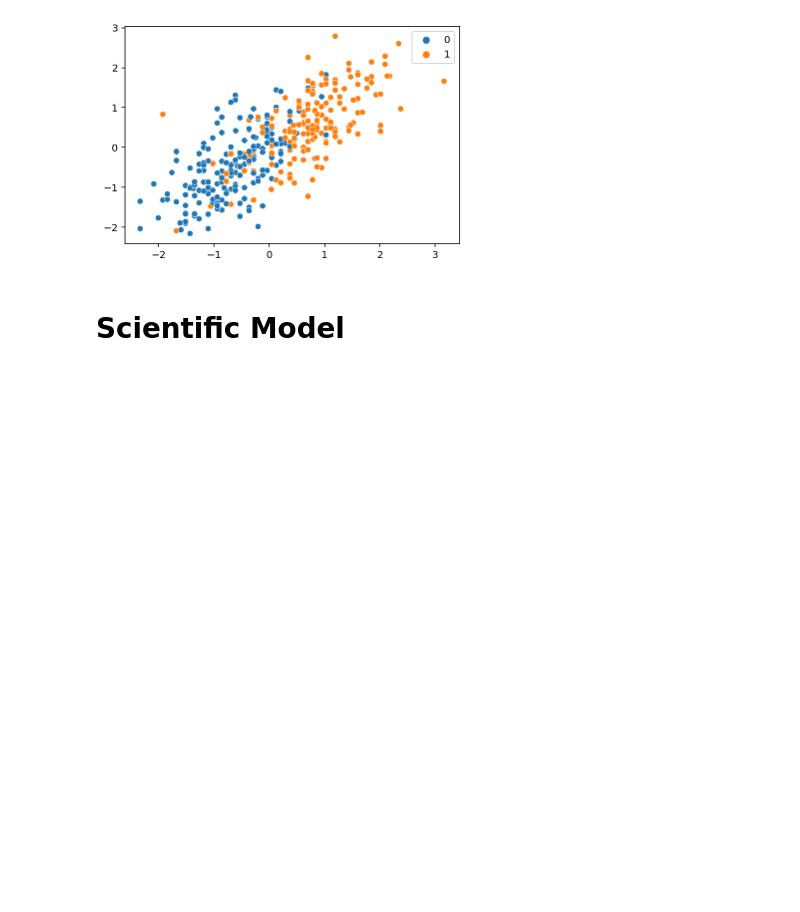
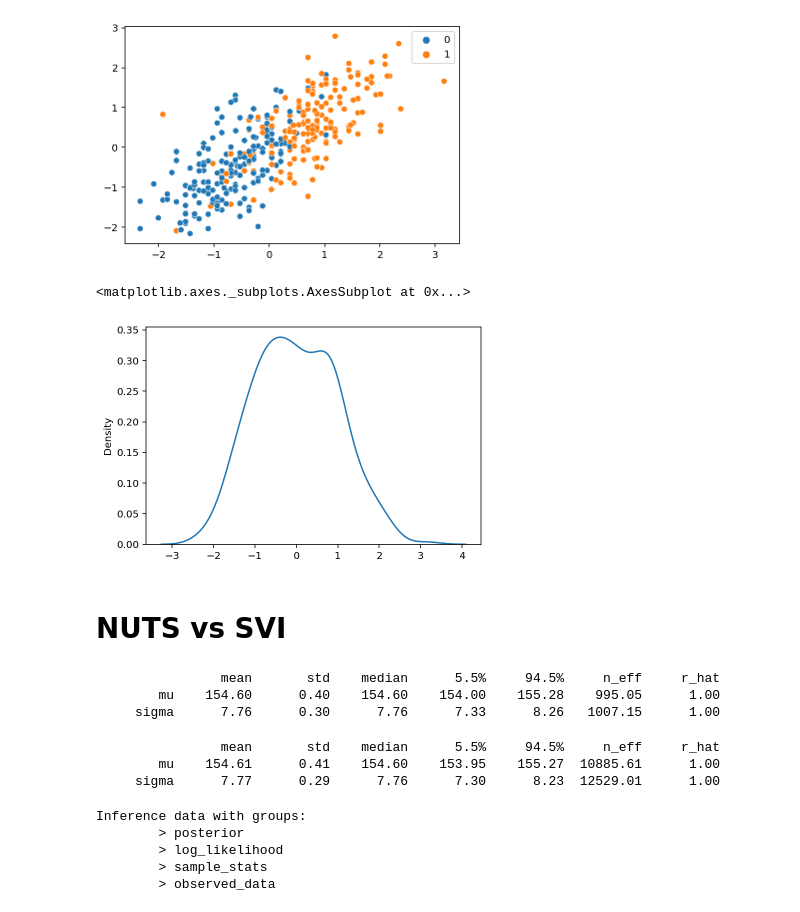
Before and after one commit to 8wgf3b/books, a Jupyter notebook: stat_rethink/Howells.ipynb, the cells around one changed output. Saved outputs shown, nothing was run; the diff lists cells and outputs as text; code cells hidden in the pictures; blank space fills up the shorter version.

```diff
--- a/stat_rethink/Howells.ipynb
+++ b/stat_rethink/Howells.ipynb
@@ -79,7 +80,12 @@ sns.scatterplot(x=H,y=W,hue=S)
 # %% [output]
 <matplotlib.axes._subplots.AxesSubplot at 0x...>
 [figure]
-# %% [markdown]
-# Scientific Model
+# %%
+sns.kdeplot(H)
+# %% [output]
+<matplotlib.axes._subplots.AxesSubplot at 0x...>
+[figure, added]
+# %% [markdown]
+# NUTS vs SVI
 # %%
 ?Predictive
@@ -88,0 +104,7 @@ def model(*args, **kwargs):
+# %%
+samples = msvi.sample_posterior(PK(1), psvi, (1000,))
+print_summary(samples, 0.89, False)
+# %% [output]
+                mean       std    median      5.5%     94.5%     n_eff     r_hat
+        mu    154.60      0.40    154.60    154.00    155.28    995.05      1.00
+     sigma      7.76      0.30      7.76      7.33      8.26   1007.15      1.00
@@ -88,0 +116,15 @@ def model(*args, **kwargs):
+# %%
+print_summary(mcmcs, 0.89, False)
+# %% [output]
+                mean       std    median      5.5%     94.5%     n_eff     r_hat
+        mu    154.61      0.41    154.60    153.95    155.27  10885.61      1.00
+     sigma      7.77      0.29      7.76      7.30      8.23  12529.01      1.00
+# %%
+idata = az.from_numpyro(mcmc)
+idata
+# %% [output]
+Inference data with groups:
+        > posterior
+        > log_likelihood
+        > sample_stats
+        > observed_data
```
Also changed, not shown: parts of 9 cells of this notebook.
